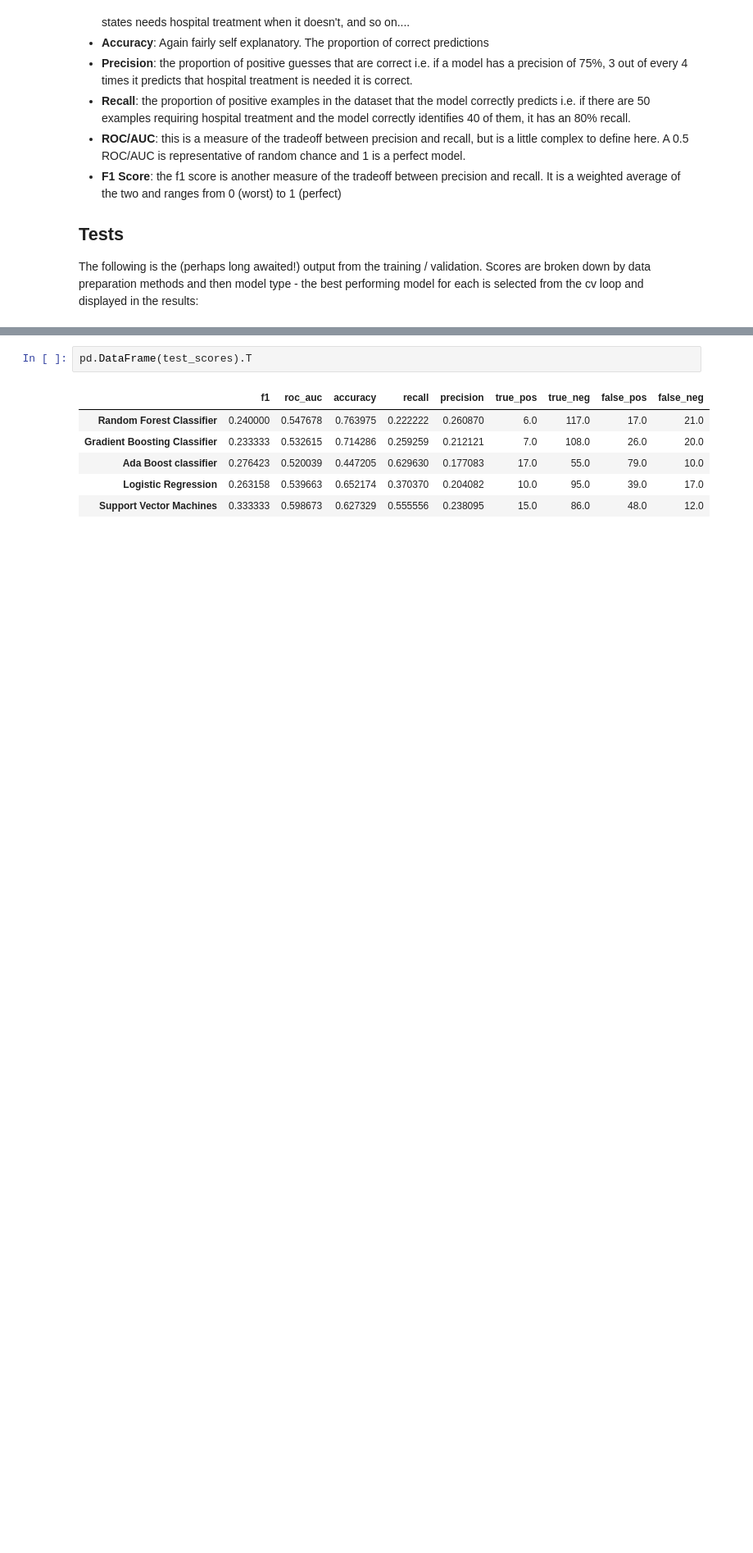
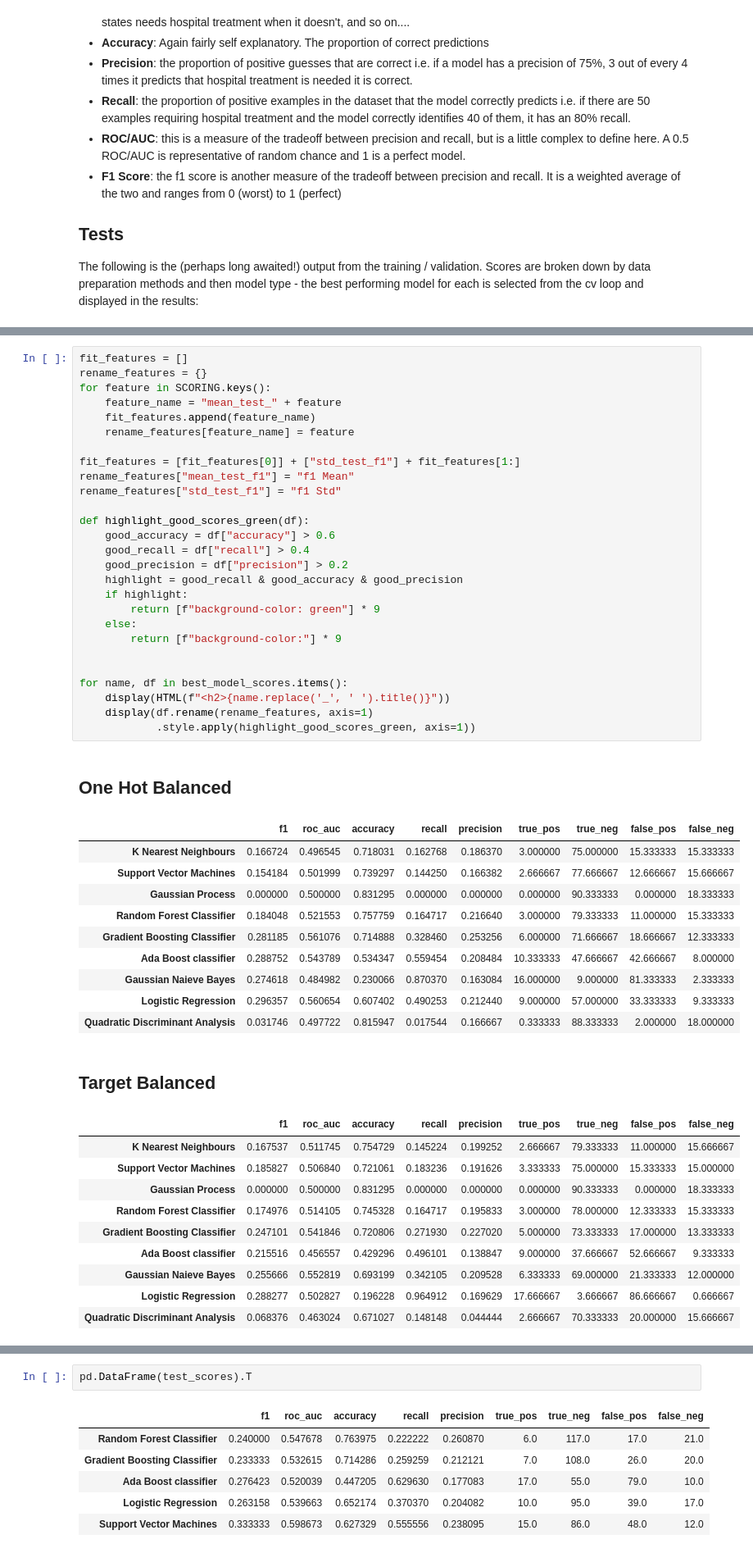
Before and after one commit to btcooper22/ace_project, a Jupyter notebook: models/sklearn_models.ipynb, the cells around one changed output, grey strips where cells are left out. Shown: that part at 82% size. Drawn from its saved outputs; the diff is of its cells as text; blank space fills up the shorter version.

Commit message:
added logistic regression notebook and train_test.py

```diff
--- a/models/sklearn_models.ipynb
+++ b/models/sklearn_models.ipynb
@@ -534,0 +656,50 @@ done.
+# %%
+fit_features = []
+rename_features = {}
+for feature in SCORING.keys():
+    feature_name = "mean_test_" + feature
+    fit_features.append(feature_name)
+    rename_features[feature_name] = feature
+
+fit_features = [fit_features[0]] + ["std_test_f1"] + fit_features[1:]
+rename_features["mean_test_f1"] = "f1 Mean"
+rename_features["std_test_f1"] = "f1 Std"
+
+def highlight_good_scores_green(df):
+    good_accuracy = df["accuracy"] > 0.6
+    good_recall = df["recall"] > 0.4
+    good_precision = df["precision"] > 0.2
+    highlight = good_recall & good_accuracy & good_precision
+    if highlight:
+        return [f"background-color: green"] * 9
+    else:
+        return [f"background-color:"] * 9
+
+
+for name, df in best_model_scores.items():
+    display(HTML(f"<h2>{name.replace('_', ' ').title()}"))
+    display(df.rename(rename_features, axis=1)
+            .style.apply(highlight_good_scores_green, axis=1))
+# %% [output]
+One Hot Balanced
+|  | f1 | roc_auc | accuracy | recall | precision | true_pos | true_neg | false_pos | false_neg |
+| K Nearest Neighbours | 0.166724 | 0.496545 | 0.718031 | 0.162768 | 0.186370 | 3.000000 | 75.000000 | 15.333333 | 15.333333 |
+| Support Vector Machines | 0.154184 | 0.501999 | 0.739297 | 0.144250 | 0.166382 | 2.666667 | 77.666667 | 12.666667 | 15.666667 |
+| Gaussian Process | 0.000000 | 0.500000 | 0.831295 | 0.000000 | 0.000000 | 0.000000 | 90.333333 | 0.000000 | 18.333333 |
+| Random Forest Classifier | 0.184048 | 0.521553 | 0.757759 | 0.164717 | 0.216640 | 3.000000 | 79.333333 | 11.000000 | 15.333333 |
+| Gradient Boosting Classifier | 0.281185 | 0.561076 | 0.714888 | 0.328460 | 0.253256 | 6.000000 | 71.666667 | 18.666667 | 12.333333 |
+| Ada Boost classifier | 0.288752 | 0.543789 | 0.534347 | 0.559454 | 0.208484 | 10.333333 | 47.666667 | 42.666667 | 8.000000 |
+| Gaussian Naieve Bayes | 0.274618 | 0.484982 | 0.230066 | 0.870370 | 0.163084 | 16.000000 | 9.000000 | 81.333333 | 2.333333 |
+| Logistic Regression | 0.296357 | 0.560654 | 0.607402 | 0.490253 | 0.212440 | 9.000000 | 57.000000 | 33.333333 | 9.333333 |
+| Quadratic Discriminant Analysis | 0.031746 | 0.497722 | 0.815947 | 0.017544 | 0.166667 | 0.333333 | 88.333333 | 2.000000 | 18.000000 |
+Target Balanced
+|  | f1 | roc_auc | accuracy | recall | precision | true_pos | true_neg | false_pos | false_neg |
+| K Nearest Neighbours | 0.167537 | 0.511745 | 0.754729 | 0.145224 | 0.199252 | 2.666667 | 79.333333 | 11.000000 | 15.666667 |
+| Support Vector Machines | 0.185827 | 0.506840 | 0.721061 | 0.183236 | 0.191626 | 3.333333 | 75.000000 | 15.333333 | 15.000000 |
+| Gaussian Process | 0.000000 | 0.500000 | 0.831295 | 0.000000 | 0.000000 | 0.000000 | 90.333333 | 0.000000 | 18.333333 |
+| Random Forest Classifier | 0.174976 | 0.514105 | 0.745328 | 0.164717 | 0.195833 | 3.000000 | 78.000000 | 12.333333 | 15.333333 |
+| Gradient Boosting Classifier | 0.247101 | 0.541846 | 0.720806 | 0.271930 | 0.227020 | 5.000000 | 73.333333 | 17.000000 | 13.333333 |
+| Ada Boost classifier | 0.215516 | 0.456557 | 0.429296 | 0.496101 | 0.138847 | 9.000000 | 37.666667 | 52.666667 | 9.333333 |
+| Gaussian Naieve Bayes | 0.255666 | 0.552819 | 0.693199 | 0.342105 | 0.209528 | 6.333333 | 69.000000 | 21.333333 | 12.000000 |
+| Logistic Regression | 0.288277 | 0.502827 | 0.196228 | 0.964912 | 0.169629 | 17.666667 | 3.666667 | 86.666667 | 0.666667 |
+| Quadratic Discriminant Analysis | 0.068376 | 0.463024 | 0.671027 | 0.148148 | 0.044444 | 2.666667 | 70.333333 | 20.000000 | 15.666667 |
```
Also changed, not shown: parts of 5 cells of this notebook, 4 other files.
